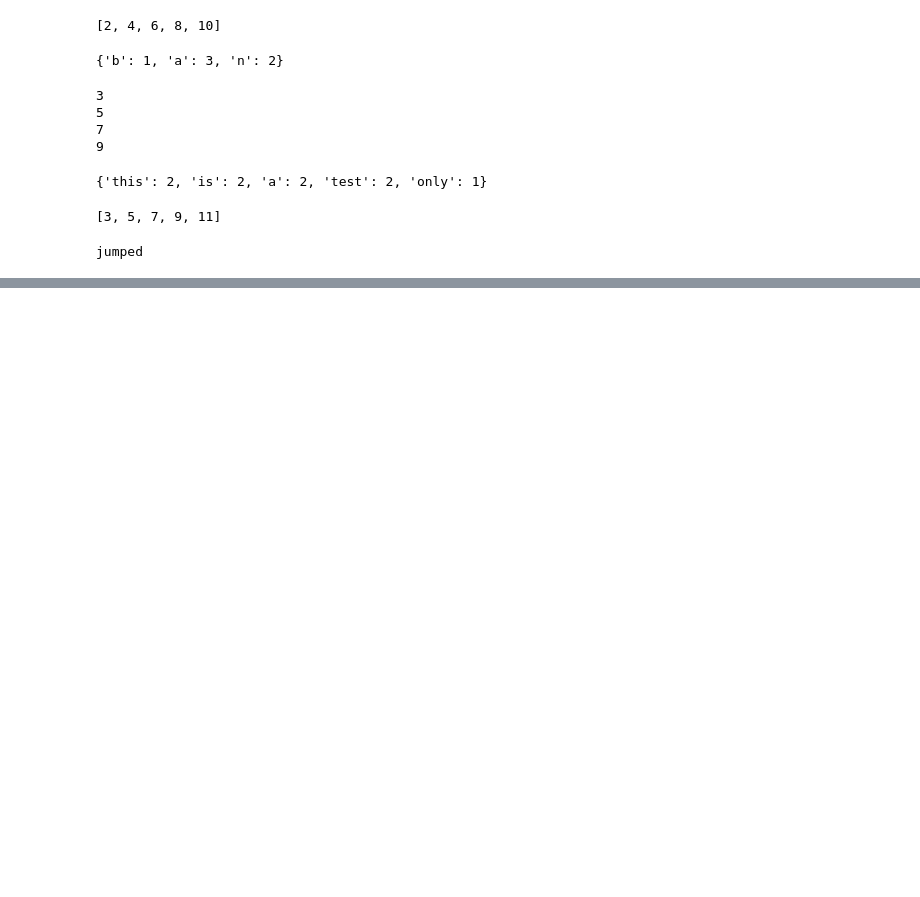
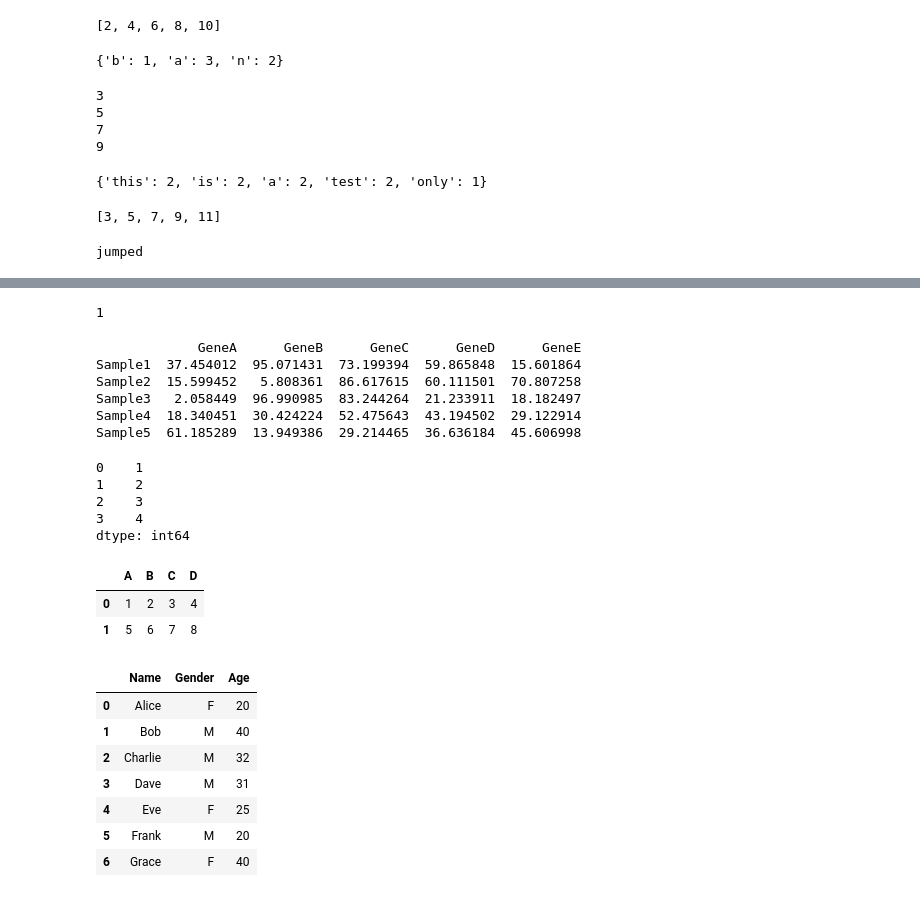
Before and after one commit to G-gnome/practice, a Jupyter notebook: python_review.ipynb, the cells around one changed output, grey strips where cells are left out. Drawn from its saved outputs; the diff is of its cells as text; code cells hidden in the pictures; blank space fills up the shorter version.

```diff
--- a/python_review.ipynb
+++ b/python_review.ipynb
@@ -237,0 +398,78 @@ print(first_non_repeated(input_string_one))
+# %%
+nums = [1, 3, 5, 6]
+target = 2
+def find_insert_site(l, t):
+    left = 0
+    right = len(nums) - 1
+    while left <= right:
+        midpoint = left + ( (right - left) // 2 )
+        if target == l[midpoint]:
+            return midpoint
+        elif target < l[midpoint]: # left side search
+            right = midpoint -1
+        else:
+            left = midpoint + 1
+    return left
+
+find_insert_site(nums, target)
+# %% [output]
+1
+# %%
+import pandas as pd
+import numpy as np
+
+# Create mock gene expression data
+np.random.seed(42)  # For reproducibility
+
+genes = ['GeneA', 'GeneB', 'GeneC', 'GeneD', 'GeneE']
+samples = ['Sample1', 'Sample2', 'Sample3', 'Sample4', 'Sample5']
+
+# Generate random gene expression data
+data = np.random.rand(5, 5) * 100  # Expression values between 0 and 100
+
+# Create DataFrame
+df = pd.DataFrame(data, columns=genes, index=samples)
+
+# Display the mock data
+print(df)
+# %% [output]
+             GeneA      GeneB      GeneC      GeneD      GeneE
+Sample1  37.454012  95.071431  73.199394  59.865848  15.601864
+Sample2  15.599452   5.808361  86.617615  60.111501  70.807258
+Sample3   2.058449  96.990985  83.244264  21.233911  18.182497
+Sample4  18.340451  30.424224  52.475643  43.194502  29.122914
+Sample5  61.185289  13.949386  29.214465  36.636184  45.606998
+# %%
+s = pd.Series([1, 2, 3, 4])
+s
+# %% [output]
+0    1
+1    2
+2    3
+3    4
+dtype: int64
+# %%
+df = pd.DataFrame([[1, 2, 3, 4], [5, 6, 7, 8]], columns=["A", "B", "C", "D"])
+df
+# %% [output]
+|  | A | B | C | D |
+| 0 | 1 | 2 | 3 | 4 |
+| 1 | 5 | 6 | 7 | 8 |
+# %%
+d = {
+    "Name": ["Alice", "Bob", "Charlie", "Dave", "Eve", "Frank", "Grace"],
+    "Gender": ["F", "M", "M", "M", "F", "M", "F"],
+    "Age": [20, 40, 32, 31, 25, 20, 40],
+}
+
+df = pd.DataFrame(d)
+df
+# %% [output]
+|  | Name | Gender | Age |
+| 0 | Alice | F | 20 |
+| 1 | Bob | M | 40 |
+| 2 | Charlie | M | 32 |
+| 3 | Dave | M | 31 |
+| 4 | Eve | F | 25 |
+| 5 | Frank | M | 20 |
+| 6 | Grace | F | 40 |
```
Also changed, not shown: parts of 34 cells of this notebook.
